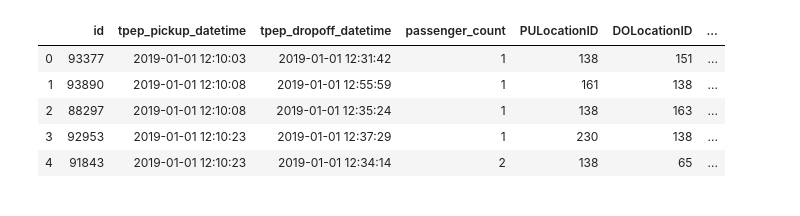
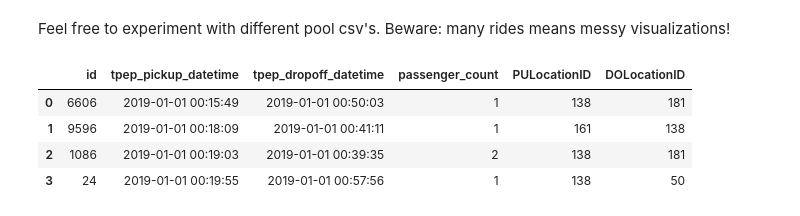
Before and after one commit to prajwalkk/nyc-ridesharing, a Jupyter notebook: ridesharing.ipynb, the cells around one changed output. Cells and saved outputs as stored; diff of their text form; code cells hidden in the pictures.

```diff
--- a/ridesharing.ipynb
+++ b/ridesharing.ipynb
@@ -5,17 +6,16 @@ import matplotlib.pyplot as plt
+# %% [markdown]
+Feel free to experiment with different pool csv's. Beware: many rides means messy visualizations!
 # %%
-input_data = pd.read_csv("taxi_data_20190101_121000.csv",index_col=0)
+input_data = pd.read_csv("taxi_data_20190101_001500.csv",index_col=0)
 interzonal_dist = pd.read_csv("interzonal.csv")
 # %%
-input_data.columns
-
 input_data.head()
 # %% [output]
-|  | id | tpep_pickup_datetime | tpep_dropoff_datetime | passenger_count | PULocationID | DOLocationID | ... |
-| 0 | 93377 | 2019-01-01 12:10:03 | 2019-01-01 12:31:42 | 1 | 138 | 151 | ... |
-| 1 | 93890 | 2019-01-01 12:10:08 | 2019-01-01 12:55:59 | 1 | 161 | 138 | ... |
-| 2 | 88297 | 2019-01-01 12:10:08 | 2019-01-01 12:35:24 | 1 | 138 | 163 | ... |
-| 3 | 92953 | 2019-01-01 12:10:23 | 2019-01-01 12:37:29 | 1 | 230 | 138 | ... |
-| 4 | 91843 | 2019-01-01 12:10:23 | 2019-01-01 12:34:14 | 2 | 138 | 65 | ... |
+|  | id | tpep_pickup_datetime | tpep_dropoff_datetime | passenger_count | PULocationID | DOLocationID |
+| 0 | 6606 | 2019-01-01 00:15:49 | 2019-01-01 00:50:03 | 1 | 138 | 181 |
+| 1 | 9596 | 2019-01-01 00:18:09 | 2019-01-01 00:41:11 | 1 | 161 | 138 |
+| 2 | 1086 | 2019-01-01 00:19:03 | 2019-01-01 00:39:35 | 2 | 138 | 181 |
+| 3 | 24 | 2019-01-01 00:19:55 | 2019-01-01 00:57:56 | 1 | 138 | 50 |
 # %%
 interzonal_dist.head()
 # %% [output]
```
Also changed, not shown: parts of 22 cells of this notebook.
